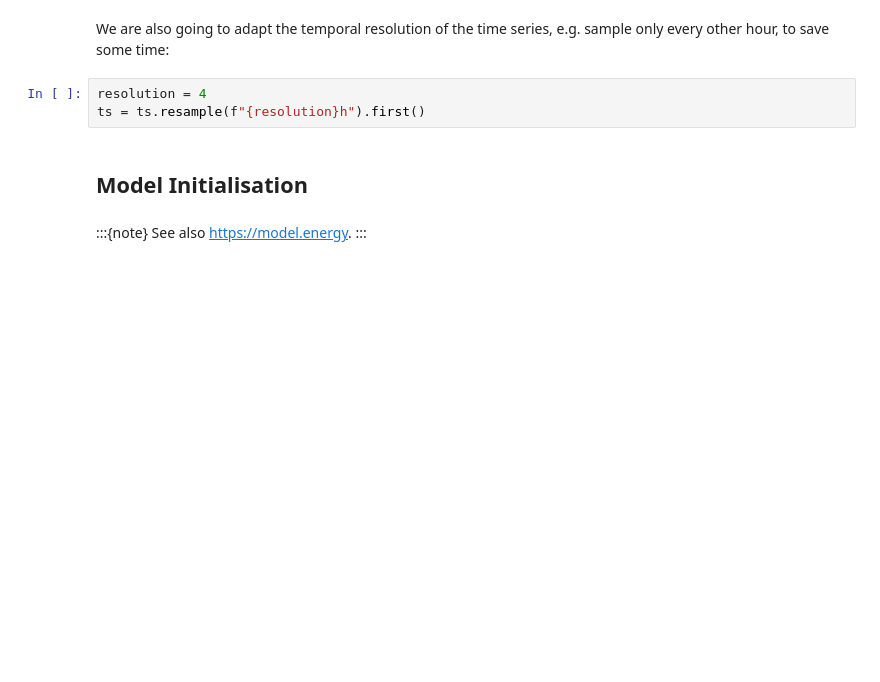
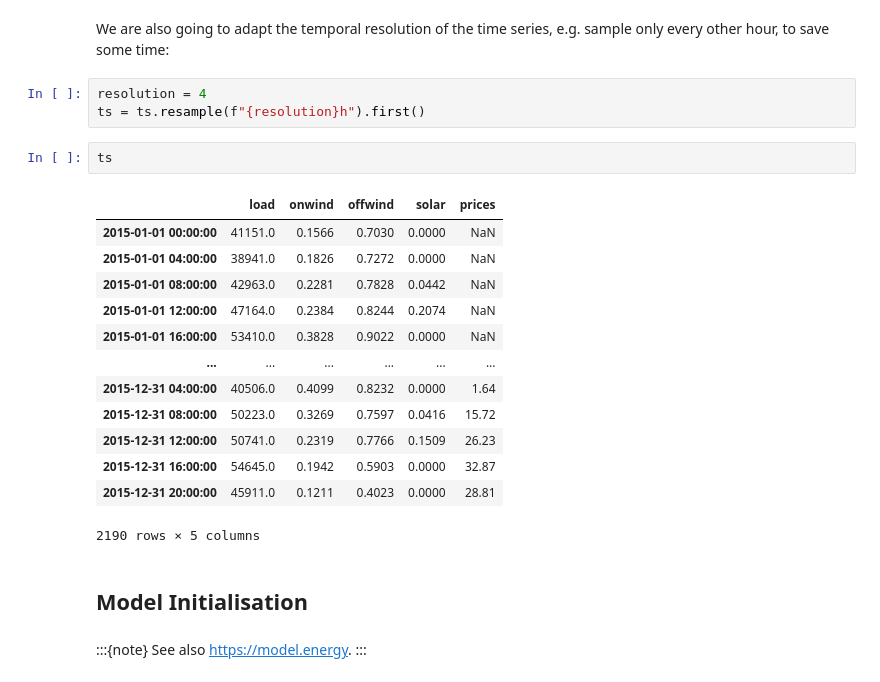
Before and after one commit to FCornielle/data-science-for-esm, a Jupyter notebook: data-science-for-esm/10-workshop-pypsa-cem.ipynb, the cells around one changed output. Saved outputs shown, nothing was run; the diff lists cells and outputs as text; blank space fills up the shorter version.

```diff
--- a/data-science-for-esm/10-workshop-pypsa-cem.ipynb
+++ b/data-science-for-esm/10-workshop-pypsa-cem.ipynb
@@ -162,6 +220,22 @@ We are also going to adapt the temporal resolution of the time series, e.g. samp
 # %%
 resolution = 4
 ts = ts.resample(f"{resolution}h").first()
+# %%
+ts
+# %% [output]
+|  | load | onwind | offwind | solar | prices |
+| 2015-01-01 00:00:00 | 41151.0 | 0.1566 | 0.7030 | 0.0000 | NaN |
+| 2015-01-01 04:00:00 | 38941.0 | 0.1826 | 0.7272 | 0.0000 | NaN |
+| 2015-01-01 08:00:00 | 42963.0 | 0.2281 | 0.7828 | 0.0442 | NaN |
+| 2015-01-01 12:00:00 | 47164.0 | 0.2384 | 0.8244 | 0.2074 | NaN |
+| 2015-01-01 16:00:00 | 53410.0 | 0.3828 | 0.9022 | 0.0000 | NaN |
+| ... | ... | ... | ... | ... | ... |
+| 2015-12-31 04:00:00 | 40506.0 | 0.4099 | 0.8232 | 0.0000 | 1.64 |
+| 2015-12-31 08:00:00 | 50223.0 | 0.3269 | 0.7597 | 0.0416 | 15.72 |
+| 2015-12-31 12:00:00 | 50741.0 | 0.2319 | 0.7766 | 0.1509 | 26.23 |
+| 2015-12-31 16:00:00 | 54645.0 | 0.1942 | 0.5903 | 0.0000 | 32.87 |
+| 2015-12-31 20:00:00 | 45911.0 | 0.1211 | 0.4023 | 0.0000 | 28.81 |
+2190 rows × 5 columns
 # %% [markdown]
 ## Model Initialisation
 # %% [markdown]
```
Also changed, not shown: parts of 21 cells of this notebook.
